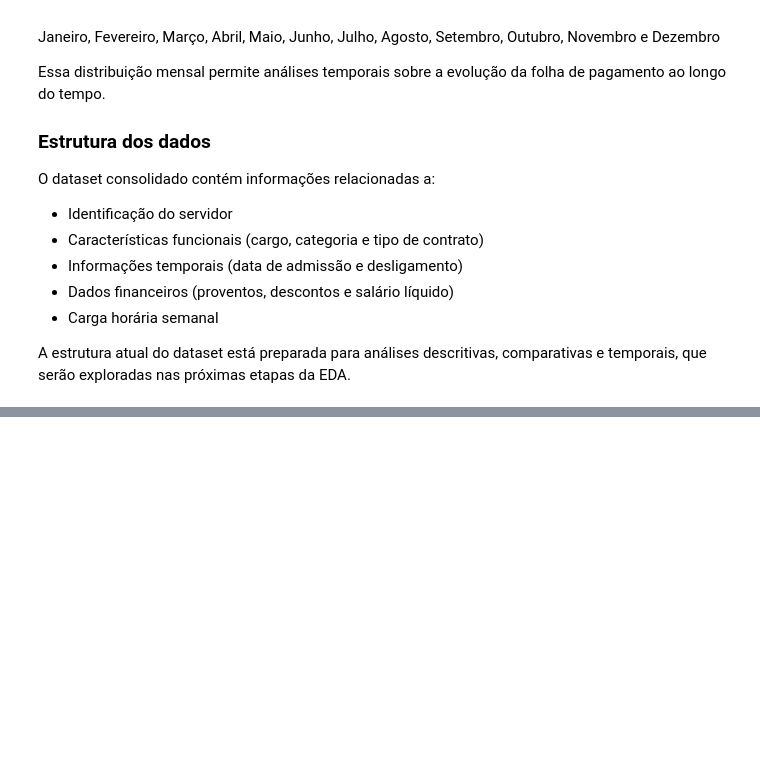
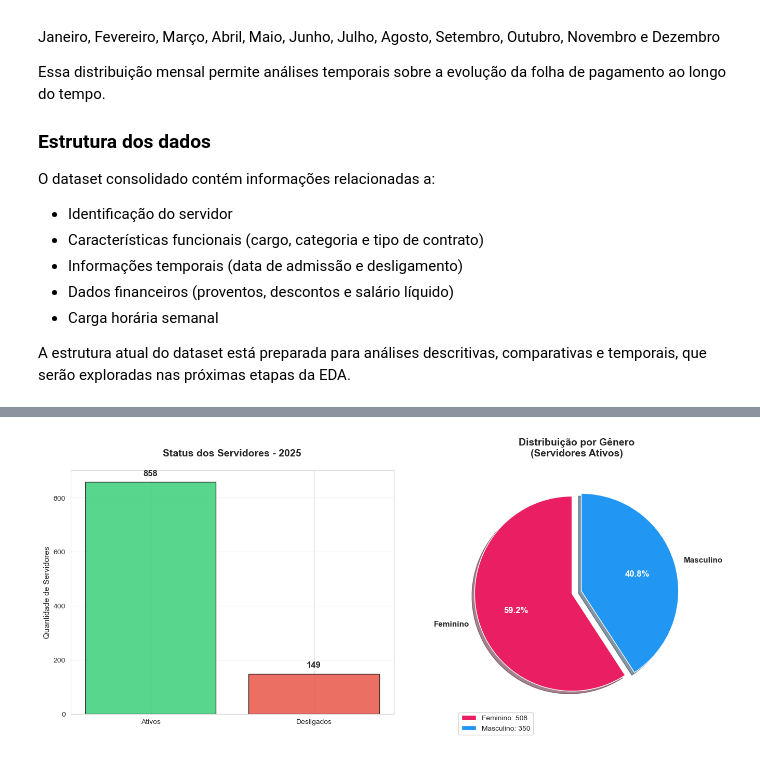
Before and after one commit to oguidenardi/folha_pagamento_santa_rita_2025, a Jupyter notebook: notebooks/04_exploratory_data_analysis.ipynb, the cells around one changed output, grey strips where cells are left out. Cells and saved outputs as stored; diff of their text form; code cells hidden in the pictures; blank space fills up the shorter version.

```diff
--- a/notebooks/04_exploratory_data_analysis.ipynb
+++ b/notebooks/04_exploratory_data_analysis.ipynb
@@ -56,7 +41,7 @@ pd.set_option("display.max_columns", 100)
 # Definindo como números float serão exibidos (2 casas decimais)
 pd.set_option("display.float_format", lambda x: f"{x:,.2f}")
 # %%
-df_serv = pd.read_csv("../data/processed/servidores_municipais_prepared.csv", sep=",", encoding="utf-8")
+df_serv = pd.read_csv("../data/processed/servidores_municipais_final.csv", sep=",", encoding="utf-8")
 # %%
 df_serv.head()
 # %% [output]
@@ -147,0 +139,15 @@ A estrutura atual do dataset está preparada para análises descritivas, compara
+# %%
+df_serv["data_admissao"] = pd.to_datetime(df_serv["data_admissao"], errors="coerce")
+# %%
+df_serv["data_desligamento"] = pd.to_datetime(df_serv["data_desligamento"], errors="coerce")
+# %%
+ordem_meses = [
+    "jan", "fev", "mar", "abr", "mai", "jun",
+    "jul", "ago", "set", "out", "nov", "dez"
+]
+
+df_serv["mes"] = pd.Categorical(
+    df_serv["mes"],
+    categories=ordem_meses,
+    ordered=True
+)
@@ -147,0 +265,76 @@ A estrutura atual do dataset está preparada para análises descritivas, compara
+# %%
+# Configurando estilo
+sns.set_style("whitegrid")
+plt.rcParams['figure.figsize'] = (14, 6)
+plt.rcParams['font.size'] = 10
+
+# Criando subplots
+fig, axes = plt.subplots(1, 2, figsize=(14, 6))
+
+# ===== GRÁFICO 1: Status dos Servidores =====
+status_data = pd.DataFrame({
+    'Status': ['Ativos', 'Desligados'],
+    'Quantidade': [total_ativos, total_desligados]
+})
+
+colors_status = ['#2ecc71', '#e74c3c']
+axes[0].bar(status_data['Status'], status_data['Quantidade'], color=colors_status, alpha=0.8, edgecolor='black')
+axes[0].set_title('Status dos Servidores - 2025', fontsize=14, fontweight='bold', pad=20)
+axes[0].set_ylabel('Quantidade de Servidores', fontsize=11)
+axes[0].set_xlabel('')
+
+# Adicionando valores nas barras
+for i, v in enumerate(status_data['Quantidade']):
+    axes[0].text(i, v + (max(status_data['Quantidade']) * 0.02), f'{v:,}',
+                 ha='center', va='bottom', fontsize=12, fontweight='bold')
+
+axes[0].grid(axis='y', alpha=0.3)
+
+
+# ===== GRÁFICO 2: Distribuição por Gênero (Ativos) =====
+genero_data = pd.DataFrame({
+    'Gênero': ['Feminino', 'Masculino'],
+    'Quantidade': [dist_genero.get('F', 0), dist_genero.get('M', 0)],
+    'Percentual': [dist_genero_pct.get('F', 0), dist_genero_pct.get('M', 0)]
+})
+
+colors_gender = ['#e91e63', '#2196f3']
+wedges, texts, autotexts = axes[1].pie(
+    genero_data['Quantidade'],
+    labels=genero_data['Gênero'],
+    autopct='%1.1f%%',
+    startangle=90,
+    colors=colors_gender,
+    explode=(0.05, 0.05),
+    shadow=True
+)
+
+# Melhorando a aparência do texto
+for autotext in autotexts:
+    autotext.set_color('white')
+    autotext.set_fontsize(12)
+    autotext.set_fontweight('bold')
+
+for text in texts:
+    text.set_fontsize(11)
+    text.set_fontweight('bold')
+
+axes[1].set_title('Distribuição por Gênero\n(Servidores Ativos)',
+                  fontsize=14, fontweight='bold', pad=20)
+
+# Adicionando legenda com números absolutos
+legend_labels = [f'{g}: {q:,}' for g, q in zip(genero_data['Gênero'], genero_data['Quantidade'])]
+axes[1].legend(legend_labels, loc='lower left', bbox_to_anchor=(0, -0.1), fontsize=10)
+
+plt.tight_layout()
+plt.show()
+
+# Exibindo informações adicionais
+print(f"\n{'=' * 60}")
+print("RESUMO ESTATÍSTICO")
+print('=' * 60)
+print(f"Total de servidores no município: {total_ativos + total_desligados:,}")
+print(f"Taxa de ativos: {(total_ativos / (total_ativos + total_desligados) * 100):.1f}%")
+print(f"Taxa de desligamento: {(total_desligados / (total_ativos + total_desligados) * 100):.1f}%")
+# %% [output]
+[figure, added]
```
Also changed, not shown: parts of 11 cells of this notebook, 1 other file.
